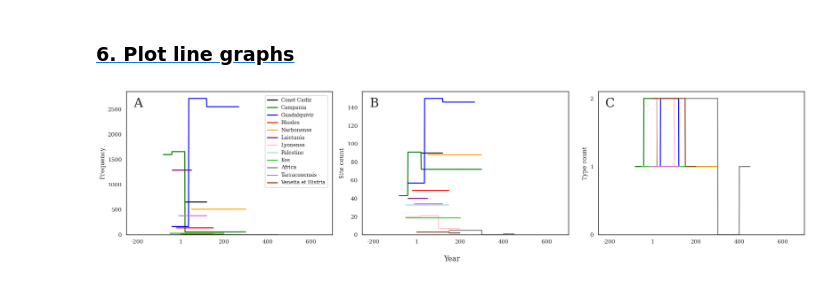
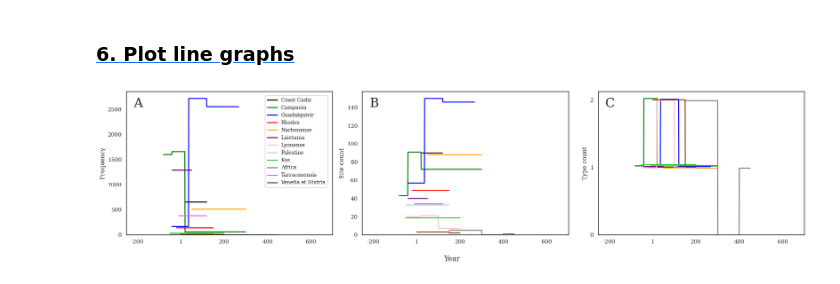
Before and after one commit to centre-for-humanities-computing/west_roman_amphorae, a Jupyter notebook: notebooks/Q14.ipynb, the cells around one changed output. Saved outputs shown, nothing was run; the diff lists cells and outputs as text; code cells hidden in the pictures.

```diff
--- a/notebooks/Q14.ipynb
+++ b/notebooks/Q14.ipynb
@@ -86,35 +86,44 @@ fig, axs= plt.subplots(nrows=1, ncols=3, figsize=(20, 5))
 
 axs[0].set_xlim([-250, 700])
 axs[1].set_xlim([-250, 700])
 axs[2].set_xlim([-250, 700])
 
 
 for ax, d in zip(axs.ravel(), list_of_dicts):
-    plot_graph(dict_w_series = d,
-               palette=["black", "green", "blue", "red", "orange", "purple", "pink", "lightblue", "limegreen", "grey", "orchid", "saddlebrown"],
-               ax = ax,
-               linewidth = 2)
+
+    ax_number = ax.get_subplotspec().num1
+    if ax_number == 2:
+        plot_graph_w_jitter(dict_w_series = d,
+                            palette=["black", "green", "blue", "red", "orange", "purple", "pink", "lightblue", "limegreen", "grey", "orchid", "saddlebrown"],
+                            ax = ax,
+                            linewidth = 2)
+
+    else:
+        plot_graph(dict_w_series = d,
+                   palette=["black", "green", "blue", "red", "orange", "purple", "pink", "lightblue", "limegreen", "grey", "orchid", "saddlebrown"],
+                   ax = ax,
+                   linewidth = 2)
 
     ax.set_ylim(0, None)
     ax.set_xlabel(None)
     ax.get_legend().remove()
     ax.set_ylabel(None)
     ax.set_xticklabels([int(i) if i != 0 else 1 for i in ax.get_xticks()])
     handles, labels = ax.get_legend_handles_labels()
     fig.legend(handles, labels, bbox_to_anchor=(0.33, 0.955), fontsize = 10)
 
 axs[0].set_ylabel("Frequency")
 axs[1].set_ylabel("Site count")
 axs[2].set_ylabel("Type count")
 axs[2].set_yticks([0,1,2])
 
 for ax, label in zip(axs, ["A", "B", "C"]):
     ax.text(0.08, 0.96, label, transform=ax.transAxes,
             fontsize=25, va='top', ha='right')
 
 fig.supxlabel("Year")
 
 plt.tight_layout()
 plt.savefig("../figs/Q14.png", bbox_inches="tight", format = "png", dpi = 400)
 # %% [output]
-[figure, old version]
+[figure, new version]
```
Also changed, not shown: parts of 1 cell of this notebook, 28 other files.
